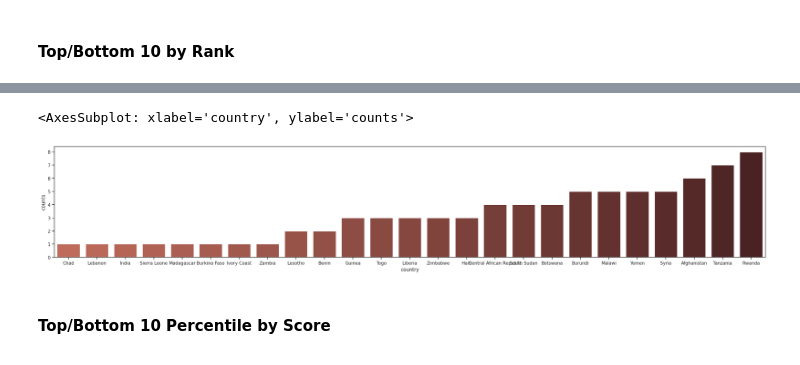
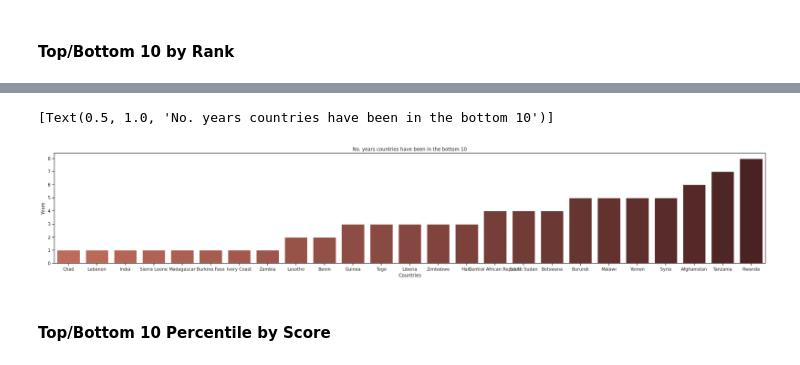
Before and after one commit to gabis96/ML-models-comparison, a Jupyter notebook: notebooks/3.exploratory_analysis.ipynb, the cells around one changed output, grey strips where cells are left out. Saved outputs shown, nothing was run; the diff lists cells and outputs as text; code cells hidden in the pictures.

```diff
--- a/notebooks/3.exploratory_analysis.ipynb
+++ b/notebooks/3.exploratory_analysis.ipynb
@@ -129,17 +155,17 @@ sns.barplot(data=top10_eachyear, x="country", y="counts", palette=sns.color_pale
 # %%
 # Bottom 10 countries through out the 8 years
 bottom10_eachyear = df.sort_values(['Year', 'Happiness Rank'], ascending=False).groupby('Year').head(10) # Get bottom 10 for each year
 bottom10_eachyear = bottom10_eachyear.iloc[:-1 , :] # remove first std row
 bottom10_eachyear.Year = bottom10_eachyear.Year.astype(int)
 
 bottom10_eachyear = bottom10_eachyear.Country.value_counts().rename_axis('Countries').reset_index(name='Years').sort_values('Years')
 
 plt.figure(figsize=(32,5))
 # plt.yticks([0, 1, 2, 3, 4])
-sns.barplot(data=bottom10_eachyear, x="Countries", y="Years", palette=sns.color_palette(palette='blend:#cf604a,#4C191B', n_colors=26)).set(title="No. years countries have been in the bottom 10 percentil")
+sns.barplot(data=bottom10_eachyear, x="Countries", y="Years", palette=sns.color_palette(palette='blend:#cf604a,#4C191B', n_colors=26)).set(title="No. years countries have been in the bottom 10")
 # %% [output]
-<AxesSubplot: xlabel='country', ylabel='counts'>
+[Text(0.5, 1.0, 'No. years countries have been in the bottom 10')]
-[figure, old version]
+[figure, new version]
 # %% [markdown]
 #### Top/Bottom 10 Percentile by Score
 # %%
```
Also changed, not shown: parts of 15 cells of this notebook.
